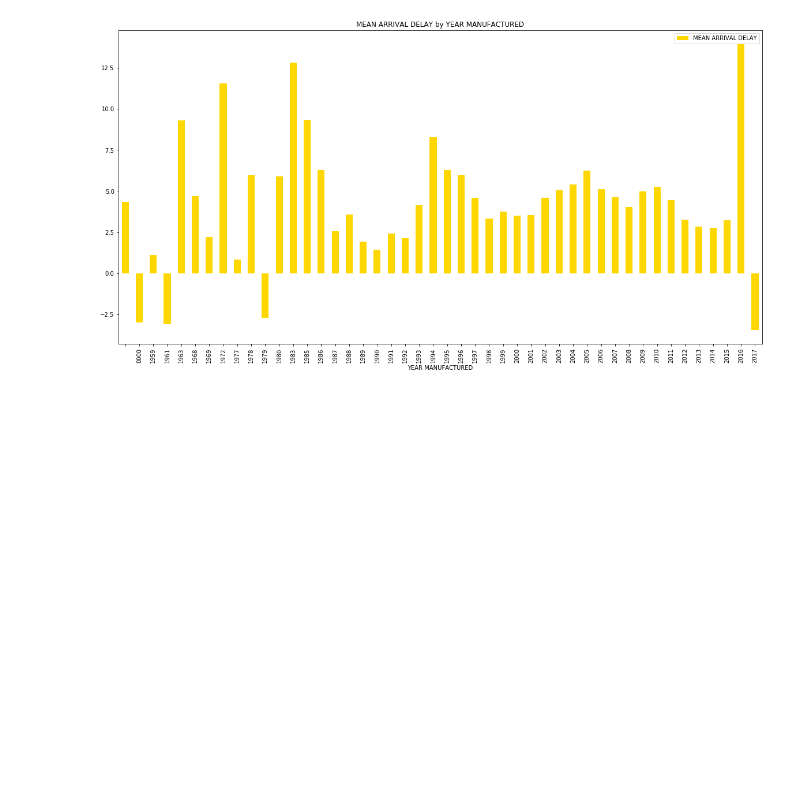
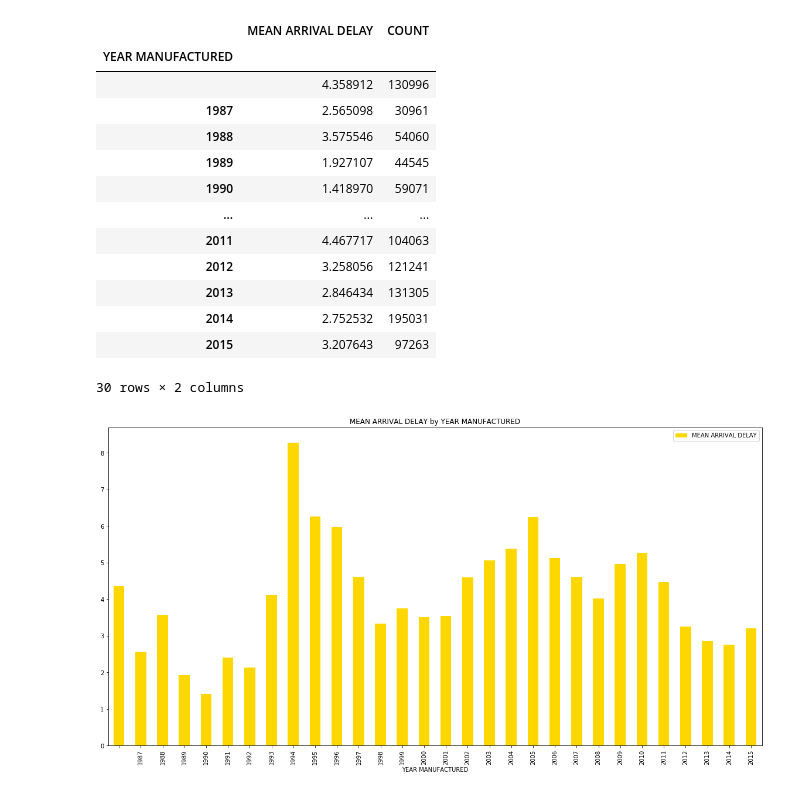
Before and after one commit to koryakinp/SCS-3250-Group-9-project, a Jupyter notebook: delay-vs-aircraft.ipynb, the cells around one changed output. Drawn from its saved outputs; the diff is of its cells as text; code cells hidden in the pictures; blank space fills up the shorter version.

Commit message:
updated images, modified report, minor fixes

```diff
--- a/delay-vs-aircraft.ipynb
+++ b/delay-vs-aircraft.ipynb
@@ -15,5 +15,5 @@ pd.options.display.max_rows = 10
 %matplotlib inline
 # %%
 planes = pd.read_csv('data/planes.csv', low_memory=False)
+planes = planes[planes['YEAR MANUFACTURED'] <= '2015']
 flights = pd.read_csv('data/flights.csv', low_memory=False, usecols=['TAIL_NUMBER','ARRIVAL_DELAY'])
-planes
@@ -33,0 +20,13 @@ planes
+# %%
+def cleanManufacturer(row, val1, val2):
+    if(row['MANUFACTURER'].strip() == val1):
+        return val2
+    else:
+        return row['MANUFACTURER']
+# %%
+planes['MANUFACTURER'] = planes['MANUFACTURER'].apply(lambda x: x.strip())
+planes['MANUFACTURER'] = planes.apply(cleanManufacturer, args=('EMBRAER S A','EMBRAER'), axis=1)
+planes['MANUFACTURER'] = planes.apply(cleanManufacturer, args=('MCDONNELL DOUGLAS CORPORATION','MCDONNELL DOUGLAS'), axis=1)
+planes['MANUFACTURER'] = planes.apply(cleanManufacturer, args=('MCDONNELL DOUGLAS AIRCRAFT CO','MCDONNELL DOUGLAS'), axis=1)
+planes['MANUFACTURER'] = planes.apply(cleanManufacturer, args=('AIRBUS INDUSTRIE','AIRBUS'), axis=1)
+planes['MANUFACTURER'] = planes.apply(cleanManufacturer, args=('BOMBARDIER INC','BOMBARDIER'), axis=1)
@@ -42,4 +50,5 @@ def display_mean_arrival_delay(source,groupby,mincount,title,sortby,color):
     df = df.sort_values(by=sortby)
     df = df.set_index(groupby)
     df.plot(kind='bar', figsize=(20, 10), title=title + ' by ' + groupby, y=title,color=color)
+    return df;
 # %%
@@ -56,5 +83,19 @@ display_mean_arrival_delay(merge,'MANUFACTURER','10000','MEAN ARRIVAL DELAY','ME
 # %%
-display_mean_arrival_delay(merge,'YEAR MANUFACTURED','0','MEAN ARRIVAL DELAY','YEAR MANUFACTURED','gold')
+display_mean_arrival_delay(merge,'YEAR MANUFACTURED','10000','MEAN ARRIVAL DELAY','YEAR MANUFACTURED','gold')
 # %% [output]
+|  | MEAN ARRIVAL DELAY | COUNT |
+| YEAR MANUFACTURED |  |  |
+|  | 4.358912 | 130996 |
+| 1987 | 2.565098 | 30961 |
+| 1988 | 3.575546 | 54060 |
+| 1989 | 1.927107 | 44545 |
+| 1990 | 1.418970 | 59071 |
+| ... | ... | ... |
+| 2011 | 4.467717 | 104063 |
+| 2012 | 3.258056 | 121241 |
+| 2013 | 2.846434 | 131305 |
+| 2014 | 2.752532 | 195031 |
+| 2015 | 3.207643 | 97263 |
+30 rows × 2 columns
-[figure, old version]
+[figure, new version]
 # %%
```
Also changed, not shown: parts of 7 cells of this notebook, 3 other files.
